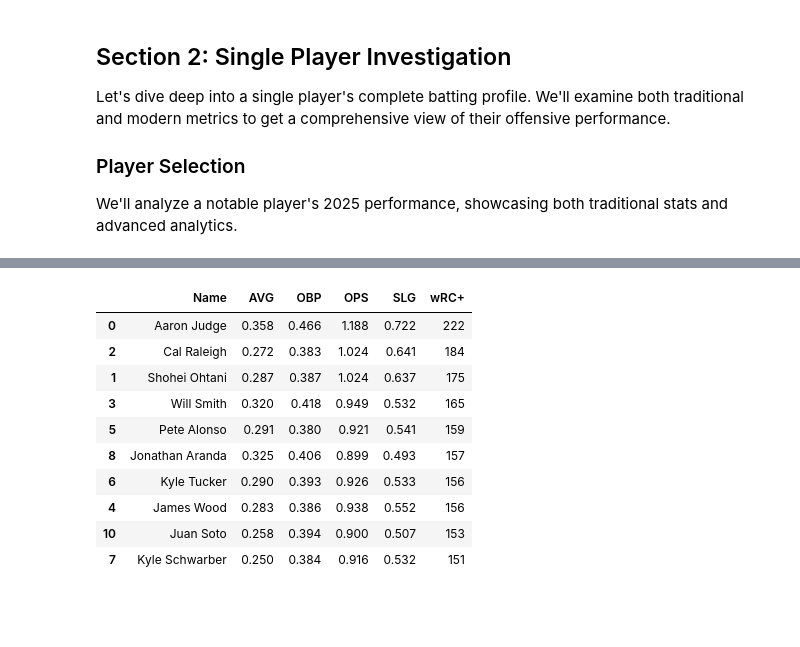
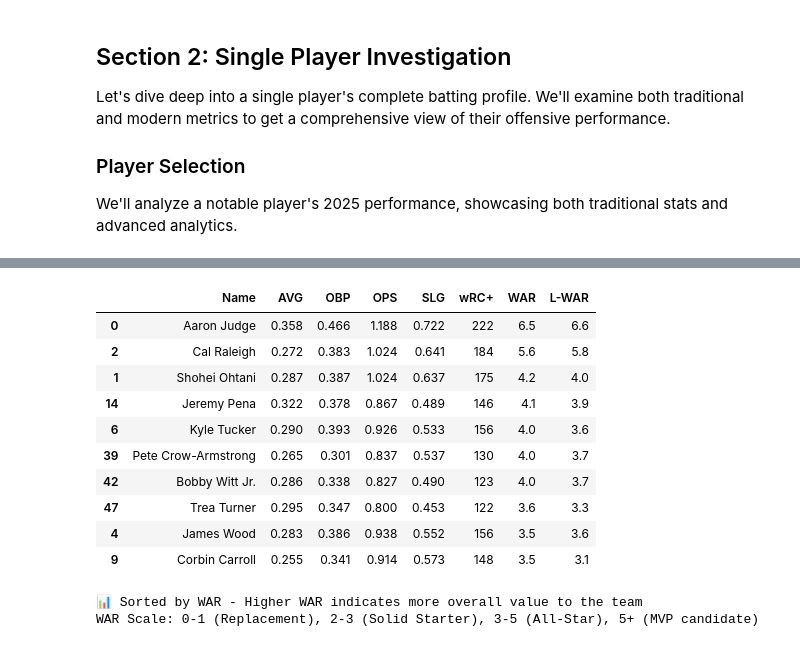
Before and after one commit to SpaceRangerWes/baseball_stats, a Jupyter notebook: notebooks/batter_analysis.ipynb, the cells around one changed output, grey strips where cells are left out. Saved outputs shown, nothing was run; the diff lists cells and outputs as text; code cells hidden in the pictures; blank space fills up the shorter version.

```diff
--- a/notebooks/batter_analysis.ipynb
+++ b/notebooks/batter_analysis.ipynb
@@ -174,23 +224,27 @@ else:
 # %%
-# Display summary statistics for key metrics
+# Display summary statistics for key metrics including WAR
 if hitting_data is not None and not hitting_data.empty:
-    print("\\n=== BATTING STATISTICS SUMMARY (2025 Qualified Hitters) ===")
-    print("\\nKey Statistics Overview:")
+    print("\n=== BATTING STATISTICS SUMMARY (2025 Qualified Hitters) ===")
+    print("\nKey Statistics Overview:")
 
-    # Calculate summary stats for available metrics
+    # Check for available WAR columns
+    war_columns = [col for col in hitting_data.columns if 'WAR' in col.upper()]
+
+    # Calculate summary stats for available metrics (including WAR)
     summary_stats = ['AVG', 'OBP', 'OPS', 'wRC+', 'ISO', 'BB%', 'K%', 'SLG', 'wOBA', 'BABIP']
+
     available_stats = [stat for stat in summary_stats if stat in hitting_data.columns]
 
     if available_stats:
         summary_df = hitting_data[available_stats].describe()
         display(summary_df.round(3))
 
-        print(f"\\n📊 Summary: Found {len(available_stats)} key statistics for {len(hitting_data)} players")
+        print(f"\n📊 Summary: Found {len(available_stats)} key statistics for {len(hitting_data)} players")
         print(f"Available stats: {', '.join(available_stats)}")
     else:
         print("Standard statistics not found. Available columns:")
         print(list(hitting_data.columns)[:20])  # Show first 20 columns
-        print(f"\\nTotal columns available: {len(hitting_data.columns)}")
+        print(f"\nTotal columns available: {len(hitting_data.columns)}")
 else:
     print("⚠️ Cannot display summary statistics - no hitting data available")
 # %% [output]
@@ -215,15 +270,21 @@ Let's dive deep into a single player's complete batting profile. We'll examine b
 ### Player Selection
 We'll analyze a notable player's 2025 performance, showcasing both traditional stats and advanced analytics.
 # %%
-# Select a notable player for analysis
+# Select a notable player for analysis (including WAR in sorting options)
 if hitting_data is not None and not hitting_data.empty:
     print("Top 10 hitters by available offensive metrics:")
-    print("\\n=== Available Columns ===")
+    print("\n=== Available Columns ===")
     print(f"Total columns: {len(hitting_data.columns)}")
-    print("First 20 columns:", list(hitting_data.columns)[:20])
 
-    # Try to identify a good sorting column
-    sort_candidates = ['wRC+', 'OPS', 'wOBA', 'WAR', 'SLG']
+    # Check for WAR columns
+    war_columns = [col for col in hitting_data.columns if 'WAR' in col.upper()]
+
+    # Try to identify a good sorting column (prioritize WAR if available)
+    sort_candidates = []
+    if war_columns:
+        sort_candidates.extend(war_columns[:1])  # Add first WAR column as primary sort option
+    sort_candidates.extend(['wRC+', 'OPS', 'wOBA', 'SLG'])
+
     sort_column = None
     for candidate in sort_candidates:
         if candidate in hitting_data.columns:
@@ -231,7 +292,7 @@ if hitting_data is not None and not hitting_data.empty:
             break
 
     if sort_column:
-        print(f"\\nTop 10 players by {sort_column}:")
+        print(f"\n🏆 Top 10 players by {sort_column}:")
         # Clean data before sorting
         clean_data = hitting_data.dropna(subset=[sort_column])
         if len(clean_data) > 0:
@@ -240,17 +301,34 @@ if hitting_data is not None and not hitting_data.empty:
             # Find name column
             name_cols = [col for col in hitting_data.columns if 'name' in col.lower() or col in ['Name', 'Player', 'player_name']]
             display_cols = name_cols[:1] if name_cols else []
-            display_cols.extend([col for col in ['AVG', 'OBP', 'OPS', 'SLG', sort_column] if col in hitting_data.columns])
+
+            # Add key stats including WAR
+            key_display_stats = ['AVG', 'OBP', 'OPS', 'SLG', 'wRC+']
+            # Add WAR columns to display
+            if war_columns:
+                key_display_stats.extend(war_columns[:2])  # Show up to 2 WAR metrics
+
+            # Only include columns that exist
+            display_cols.extend([col for col in key_display_stats if col in hitting_data.columns])
+
+            # Make sure we include the sort column if it's not already there
+            if sort_column not in display_cols:
+                display_cols.append(sort_column)
 
             if display_cols:
                 display(top_players[display_cols])
+
+                # If WAR was the sort column, provide context
+                if 'WAR' in sort_column:
+                    print(f"\n📊 Sorted by {sort_column} - Higher WAR indicates more overall value to the team")
+                    print("WAR Scale: 0-1 (Replacement), 2-3 (Solid Starter), 3-5 (All-Star), 5+ (MVP candidate)")
             else:
                 print("Player names not available in standard format")
                 display(top_players.head())
         else:
             print(f"No valid data for {sort_column}")
     else:
-        print("\\nStandard sorting columns not found. Showing first few players:")
+        print("\nStandard sorting columns not found. Showing first few players:")
         display(hitting_data.head())
 else:
     print("⚠️ Cannot display top players - no hitting data available")
@@ -263,14 +342,16 @@ First 20 columns: ['IDfg', 'Season', 'Name', 'Team', 'Age', 'G', 'AB', 'PA', 'H'
-|  | Name | AVG | OBP | OPS | SLG | wRC+ |
-| 0 | Aaron Judge | 0.358 | 0.466 | 1.188 | 0.722 | 222 |
-| 2 | Cal Raleigh | 0.272 | 0.383 | 1.024 | 0.641 | 184 |
-| 1 | Shohei Ohtani | 0.287 | 0.387 | 1.024 | 0.637 | 175 |
-| 3 | Will Smith | 0.320 | 0.418 | 0.949 | 0.532 | 165 |
-| 5 | Pete Alonso | 0.291 | 0.380 | 0.921 | 0.541 | 159 |
-| 8 | Jonathan Aranda | 0.325 | 0.406 | 0.899 | 0.493 | 157 |
-| 6 | Kyle Tucker | 0.290 | 0.393 | 0.926 | 0.533 | 156 |
-| 4 | James Wood | 0.283 | 0.386 | 0.938 | 0.552 | 156 |
-| 10 | Juan Soto | 0.258 | 0.394 | 0.900 | 0.507 | 153 |
-| 7 | Kyle Schwarber | 0.250 | 0.384 | 0.916 | 0.532 | 151 |
+|  | Name | AVG | OBP | OPS | SLG | wRC+ | WAR | L-WAR |
+| 0 | Aaron Judge | 0.358 | 0.466 | 1.188 | 0.722 | 222 | 6.5 | 6.6 |
+| 2 | Cal Raleigh | 0.272 | 0.383 | 1.024 | 0.641 | 184 | 5.6 | 5.8 |
+| 1 | Shohei Ohtani | 0.287 | 0.387 | 1.024 | 0.637 | 175 | 4.2 | 4.0 |
+| 14 | Jeremy Pena | 0.322 | 0.378 | 0.867 | 0.489 | 146 | 4.1 | 3.9 |
+| 6 | Kyle Tucker | 0.290 | 0.393 | 0.926 | 0.533 | 156 | 4.0 | 3.6 |
+| 39 | Pete Crow-Armstrong | 0.265 | 0.301 | 0.837 | 0.537 | 130 | 4.0 | 3.7 |
+| 42 | Bobby Witt Jr. | 0.286 | 0.338 | 0.827 | 0.490 | 123 | 4.0 | 3.7 |
+| 47 | Trea Turner | 0.295 | 0.347 | 0.800 | 0.453 | 122 | 3.6 | 3.3 |
+| 4 | James Wood | 0.283 | 0.386 | 0.938 | 0.552 | 156 | 3.5 | 3.6 |
+| 9 | Corbin Carroll | 0.255 | 0.341 | 0.914 | 0.573 | 148 | 3.5 | 3.1 |
+📊 Sorted by WAR - Higher WAR indicates more overall value to the team
+WAR Scale: 0-1 (Replacement), 2-3 (Solid Starter), 3-5 (All-Star), 5+ (MVP candidate)
 # %%
 # Select a specific player for detailed analysis
 if hitting_data is not None and not hitting_data.empty:
```
Also changed, not shown: parts of 9 cells of this notebook.
